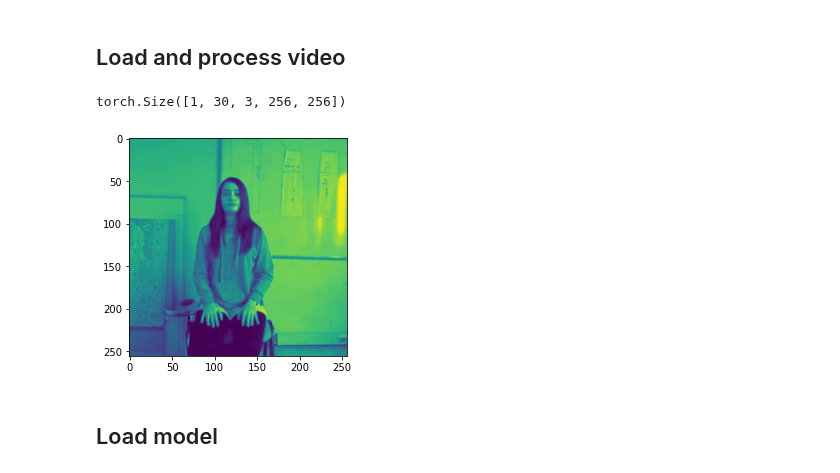
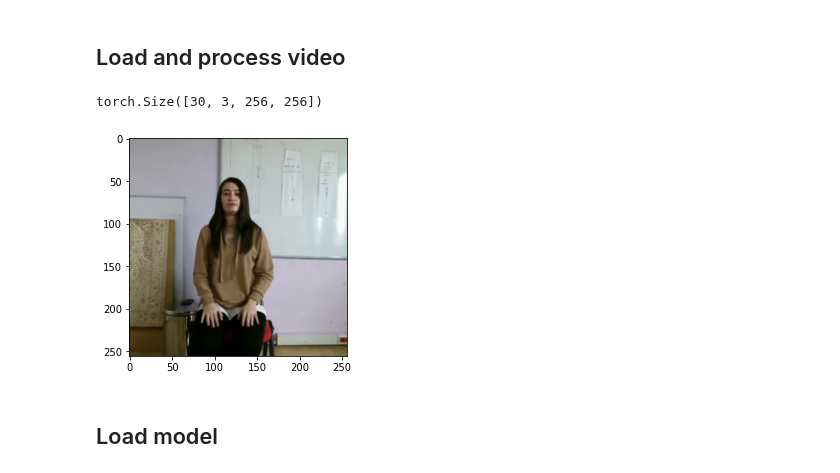
Before and after one commit to LinHuiqing/signo-lingo, a Jupyter notebook: src/test_model/load_and_test_model_single_video.ipynb, the cells around one changed output. Drawn from its saved outputs; the diff is of its cells as text; code cells hidden in the pictures.

Commit message:
feat: add plots to visualize test video

```diff
--- a/src/test_model/load_and_test_model_single_video.ipynb
+++ b/src/test_model/load_and_test_model_single_video.ipynb
@@ -79,27 +79,29 @@ def extract_frames(vid_path, frames_cap, transforms=None):
         raise ValueError(f"video with path '{vid_path}' is too short, please make sure that video has >={frames_cap} frames")
     return vid_arr
 # %%
+frames_cap = 30
 transforms_compose = transforms.Compose([transforms.Resize(256),
                                          transforms.ToTensor(),
                                          transforms.Normalize(mean=[0.5], std=[0.5])])
-vid_color_path = f"{test_dir}/{vid_name}_color.mp4"
-rgb_arr = extract_frames(vid_color_path, 30, transforms=transforms_compose)
-vid_arr = np.array(rgb_arr)
-vid_arr = vid_arr / 255
-vid_arr = torch.from_numpy(vid_arr).float()
-vid_arr = vid_arr.unsqueeze(0)
+sample_vid_color_path = f"{test_dir}/{vid_name}_color.mp4"
+sample_vid_arr = extract_frames(sample_vid_color_path, 30, transforms=transforms_compose)
+sample_vid_arr = np.array(sample_vid_arr)
+sample_vid_arr = torch.from_numpy(sample_vid_arr).float()
+# sample_vid_arr = sample_vid_arr.unsqueeze(0)
 # batch_size, timesteps, C, H, W = x.size()
 # %%
-print(vid_arr.size())
+print(sample_vid_arr.size())
 # %% [output]
-torch.Size([1, 30, 3, 256, 256])
+torch.Size([30, 3, 256, 256])
 # %%
-# display single frame
-img_np_arr = vid_arr[0][0][0].numpy()
+# display single frame, clip rbg values
+sample_vid_arr -= sample_vid_arr.min()
+sample_vid_arr /= sample_vid_arr.max()
+img_np_arr = sample_vid_arr[0].permute(1, 2, 0).numpy()
 plt.imshow(img_np_arr)
 plt.show()
 # %% [output]
-[figure, old version]
+[figure, new version]
 # %% [markdown]
 ## Load model
 # %%
```
Also changed, not shown: parts of 9 cells of this notebook.
